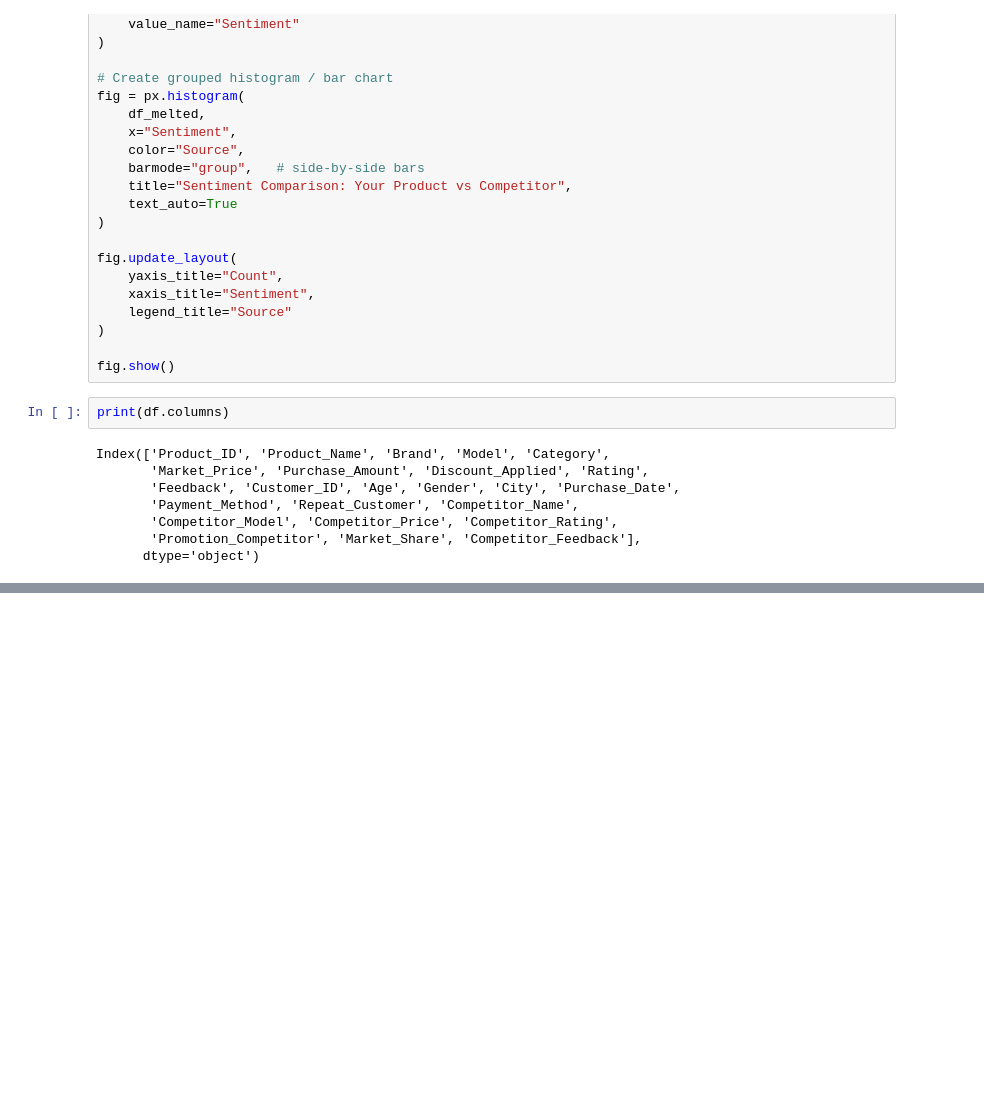
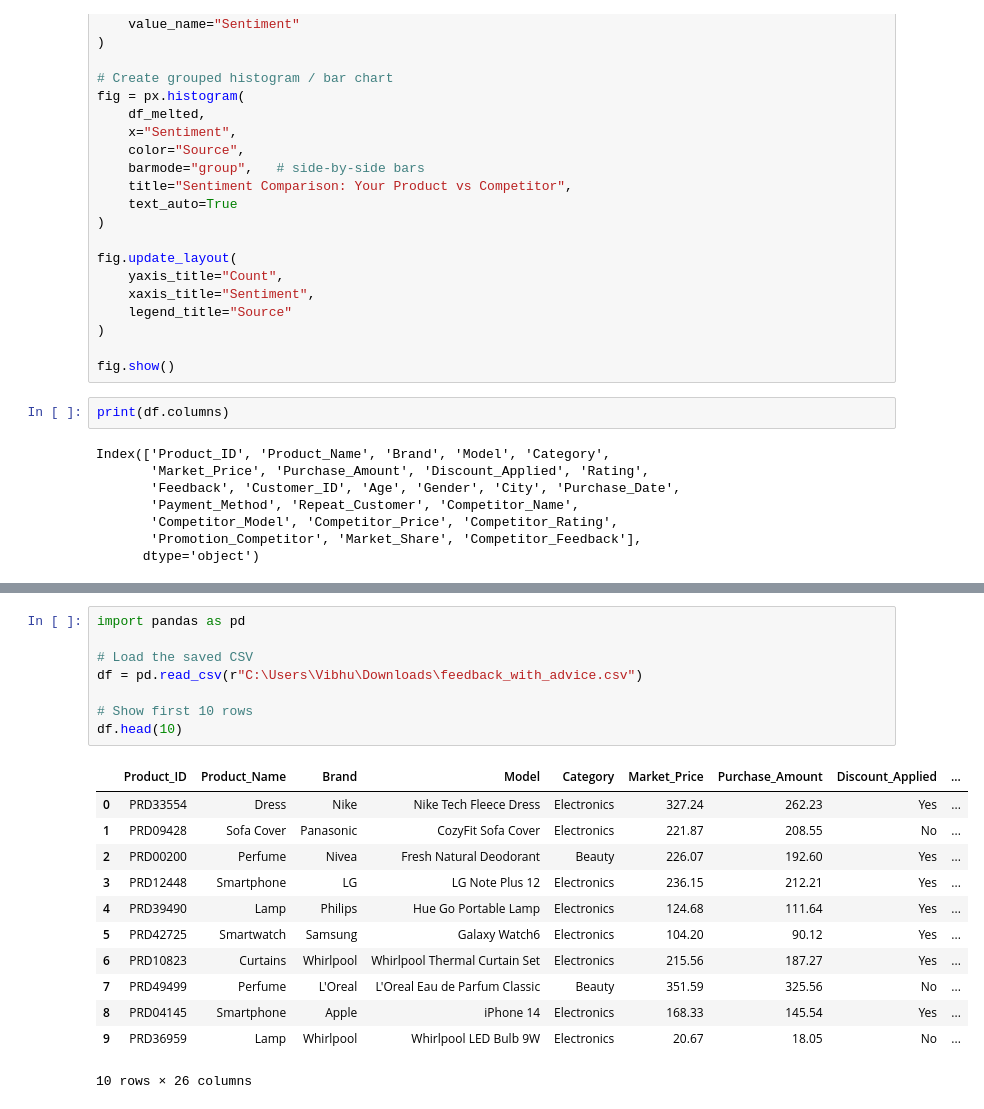
Before and after one commit to vibhukalpitha/Product-Launch-Planner, a Jupyter notebook: Vibhu/Competitor_tracking.ipynb, the cells around one changed output, grey strips where cells are left out. Cells and saved outputs as stored; diff of their text form; blank space fills up the shorter version.

```diff
--- a/Vibhu/Competitor_tracking.ipynb
+++ b/Vibhu/Competitor_tracking.ipynb
@@ -561,0 +755,21 @@ fig.show()
+# %%
+import pandas as pd
+
+# Load the saved CSV
+df = pd.read_csv(r"C:\Users\Vibhu\Downloads\feedback_with_advice.csv")
+
+# Show first 10 rows
+df.head(10)
+# %% [output]
+|  | Product_ID | Product_Name | Brand | Model | Category | Market_Price | Purchase_Amount | Discount_Applied | ... |
+| 0 | PRD33554 | Dress | Nike | Nike Tech Fleece Dress | Electronics | 327.24 | 262.23 | Yes | ... |
+| 1 | PRD09428 | Sofa Cover | Panasonic | CozyFit Sofa Cover | Electronics | 221.87 | 208.55 | No | ... |
+| 2 | PRD00200 | Perfume | Nivea | Fresh Natural Deodorant | Beauty | 226.07 | 192.60 | Yes | ... |
+| 3 | PRD12448 | Smartphone | LG | LG Note Plus 12 | Electronics | 236.15 | 212.21 | Yes | ... |
+| 4 | PRD39490 | Lamp | Philips | Hue Go Portable Lamp | Electronics | 124.68 | 111.64 | Yes | ... |
+| 5 | PRD42725 | Smartwatch | Samsung | Galaxy Watch6 | Electronics | 104.20 | 90.12 | Yes | ... |
+| 6 | PRD10823 | Curtains | Whirlpool | Whirlpool Thermal Curtain Set | Electronics | 215.56 | 187.27 | Yes | ... |
+| 7 | PRD49499 | Perfume | L'Oreal | L'Oreal Eau de Parfum Classic | Beauty | 351.59 | 325.56 | No | ... |
+| 8 | PRD04145 | Smartphone | Apple | iPhone 14 | Electronics | 168.33 | 145.54 | Yes | ... |
+| 9 | PRD36959 | Lamp | Whirlpool | Whirlpool LED Bulb 9W | Electronics | 20.67 | 18.05 | No | ... |
+10 rows × 26 columns
```
Also changed, not shown: parts of 6 cells of this notebook.
